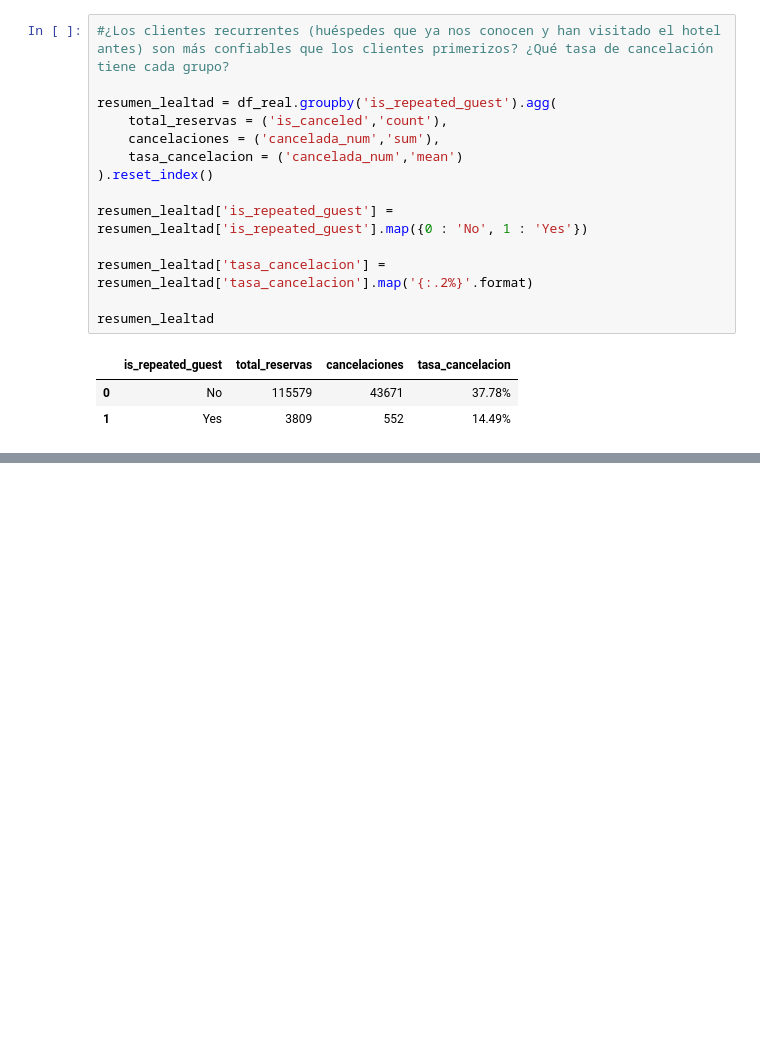
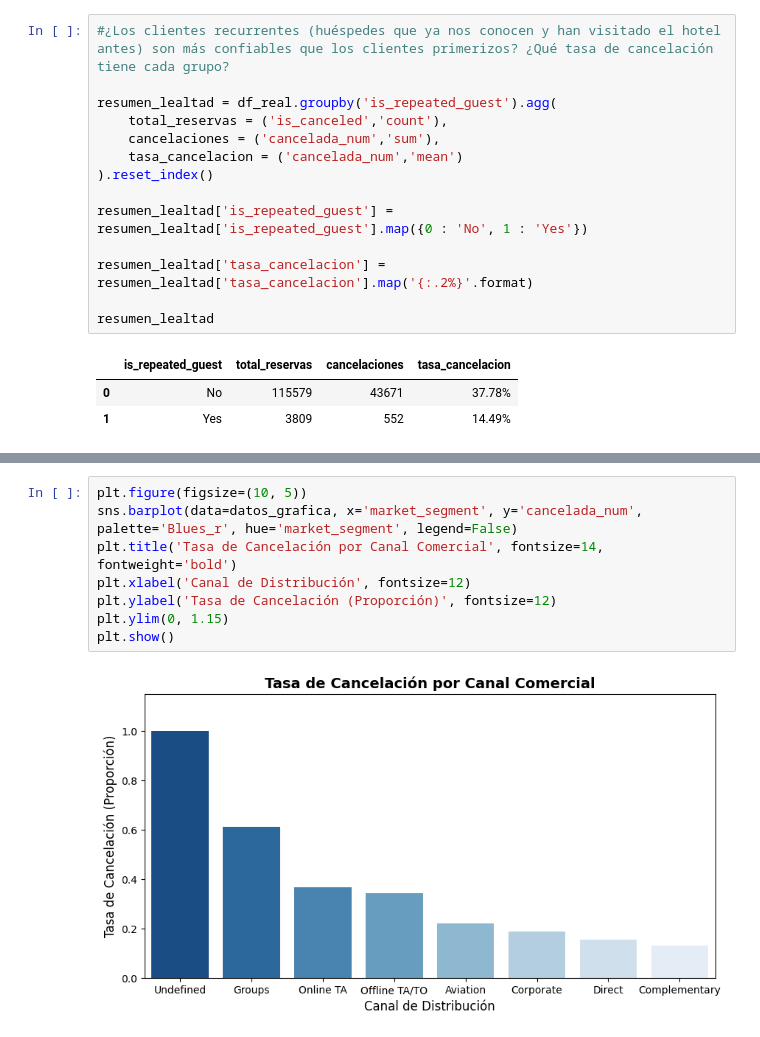
Before and after one commit to luisferdm6/02_analisis_hotelero_pandas, a Jupyter notebook: 01_limpieza_y_agrupaciones_hotel.ipynb, the cells around one changed output, grey strips where cells are left out. Saved outputs shown, nothing was run; the diff lists cells and outputs as text; blank space fills up the shorter version.

```diff
--- a/01_limpieza_y_agrupaciones_hotel.ipynb
+++ b/01_limpieza_y_agrupaciones_hotel.ipynb
@@ -428,0 +442,10 @@ resumen_lealtad
+# %%
+plt.figure(figsize=(10, 5))
+sns.barplot(data=datos_grafica, x='market_segment', y='cancelada_num', palette='Blues_r', hue='market_segment', legend=False)
+plt.title('Tasa de Cancelación por Canal Comercial', fontsize=14, fontweight='bold')
+plt.xlabel('Canal de Distribución', fontsize=12)
+plt.ylabel('Tasa de Cancelación (Proporción)', fontsize=12)
+plt.ylim(0, 1.15)
+plt.show()
+# %% [output]
+[figure, added]
```
Also changed, not shown: parts of 2 cells of this notebook.
